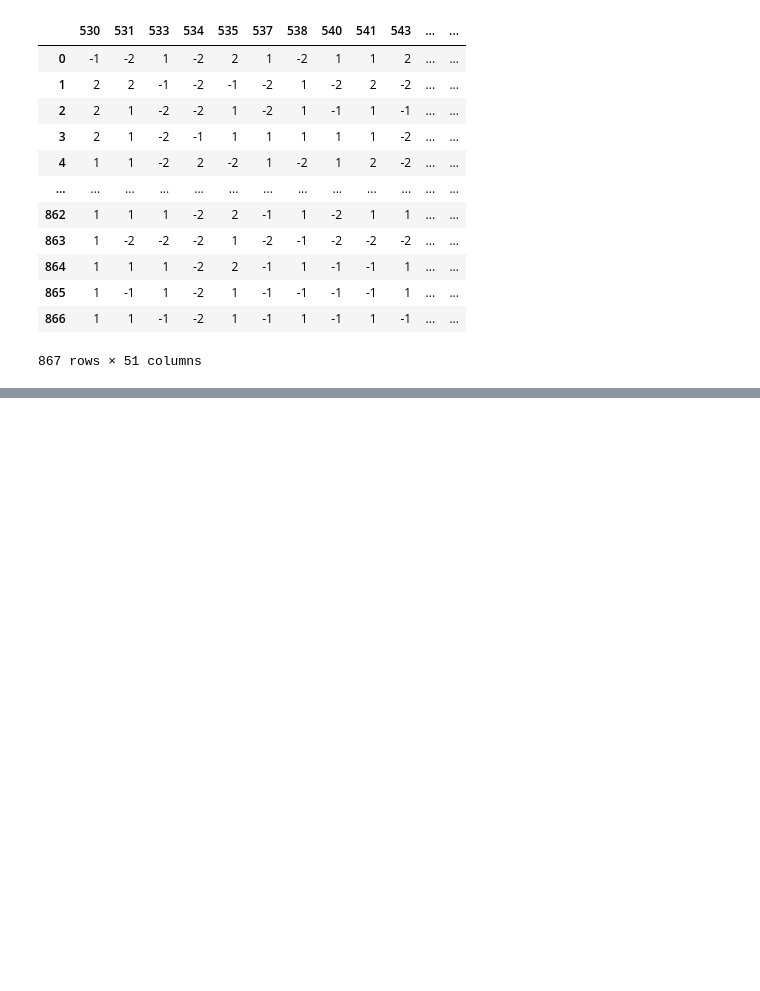
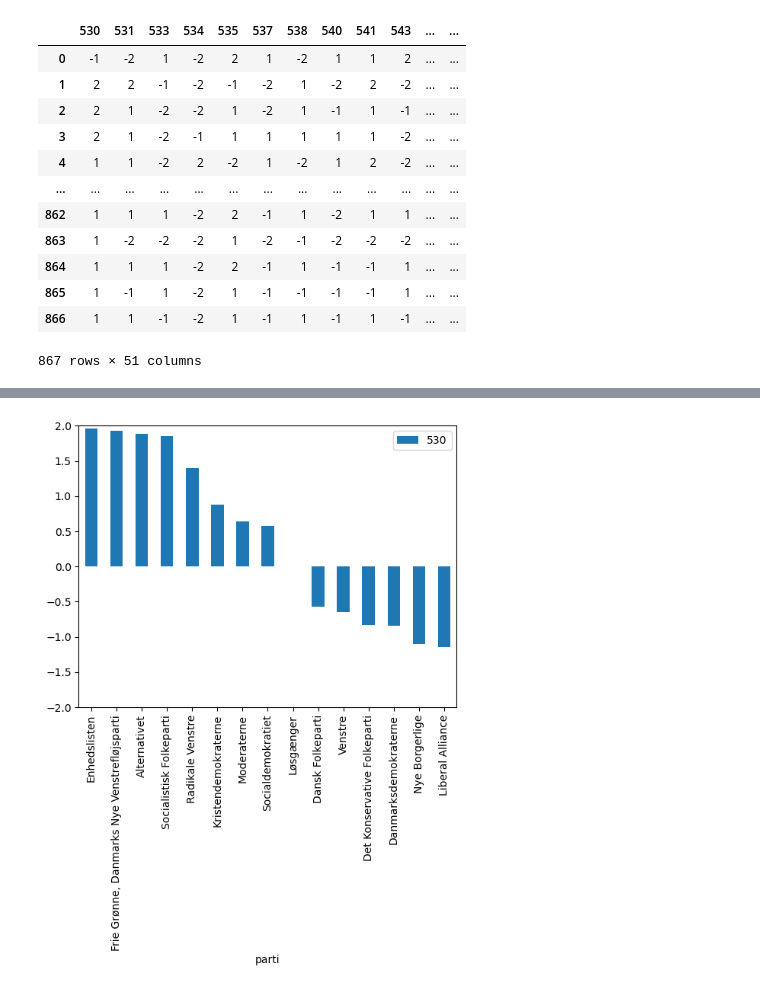
Before and after one commit to michaelbui99/mal-assignment-4, a Jupyter notebook: Assignment.ipynb, the cells around one changed output, grey strips where cells are left out. Cells and saved outputs as stored; diff of their text form; code cells hidden in the pictures; blank space fills up the shorter version.

```diff
--- a/Assignment.ipynb
+++ b/Assignment.ipynb
@@ -452,0 +464,2 @@ X['530'].mean()
+# %%
+average_q_answer_by_party_df = all_data_df.groupby(['parti']).mean()
@@ -452,0 +518,10 @@ X['530'].mean()
+# %%
+most_important_distribution_politics_question_id = '530'
+most_important_value_politics_question_id = '10b'
+# %%
+average_q_answer_by_party_df.sort_values(by=most_important_distribution_politics_question_id, axis=0, ascending=False).plot.bar(y=most_important_distribution_politics_question_id, use_index=True)
+ax = plt.gca()
+ax.set_ylim([-2, 2])
+plt.show()
+# %% [output]
+[figure, added]
```
Also changed, not shown: parts of 12 cells of this notebook.
